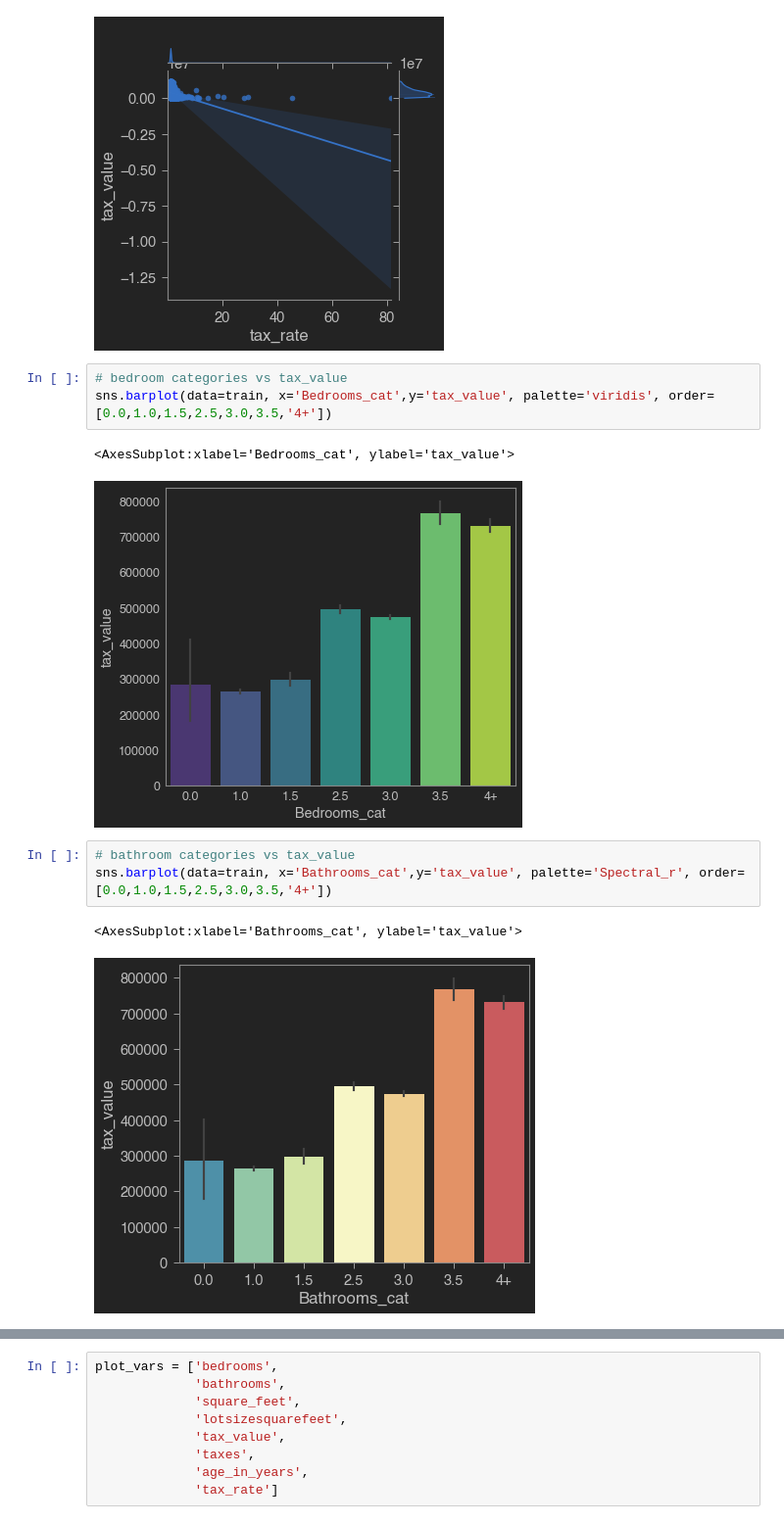
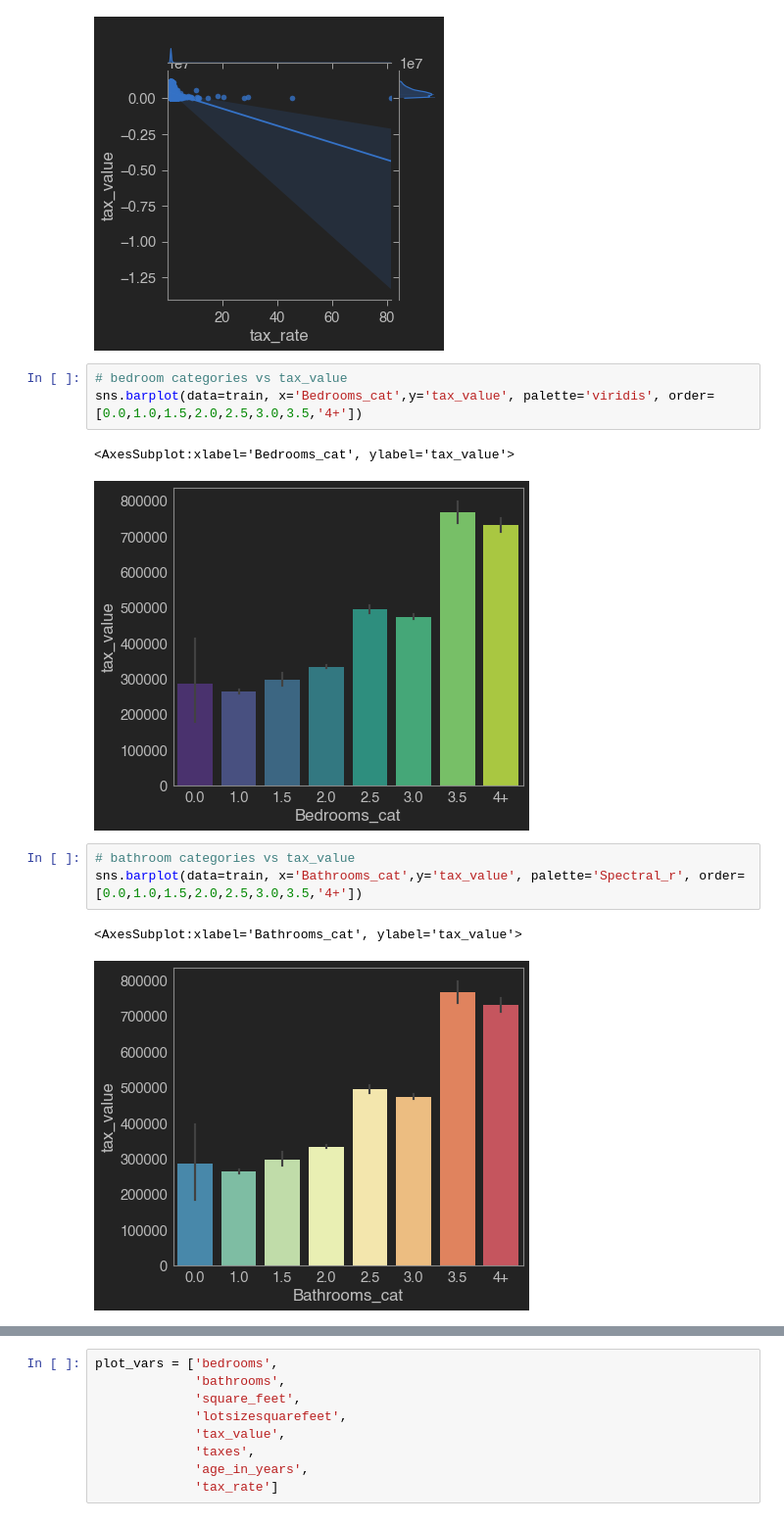
Before and after one commit to Ken-Alviola/Regression-Project-Zillow, a Jupyter notebook: Regression_Project_Zillow.ipynb, the cells around one changed output, grey strips where cells are left out. Shown at 98% size. Saved outputs shown, nothing was run; the diff lists cells and outputs as text.

Commit message:
corrected bed vs sqft charts

```diff
--- a/Regression_Project_Zillow.ipynb
+++ b/Regression_Project_Zillow.ipynb
@@ -298,15 +298,15 @@ for col in quant_vars:
 [figure]
 # %%
 # bedroom categories vs tax_value
-sns.barplot(data=train, x='Bedrooms_cat',y='tax_value', palette='viridis', order=[0.0,1.0,1.5,2.5,3.0,3.5,'4+'])
+sns.barplot(data=train, x='Bedrooms_cat',y='tax_value', palette='viridis', order=[0.0,1.0,1.5,2.0,2.5,3.0,3.5,'4+'])
 # %% [output]
 <AxesSubplot:xlabel='Bedrooms_cat', ylabel='tax_value'>
-[figure, old version]
+[figure, new version]
 # %%
 # bathroom categories vs tax_value
-sns.barplot(data=train, x='Bathrooms_cat',y='tax_value', palette='Spectral_r', order=[0.0,1.0,1.5,2.5,3.0,3.5,'4+'])
+sns.barplot(data=train, x='Bathrooms_cat',y='tax_value', palette='Spectral_r', order=[0.0,1.0,1.5,2.0,2.5,3.0,3.5,'4+'])
 # %% [output]
 <AxesSubplot:xlabel='Bathrooms_cat', ylabel='tax_value'>
-[figure, old version]
+[figure, new version]
 # %%
 # bathroom categories vs square_feet
```
Also changed, not shown: parts of 2 cells of this notebook.
